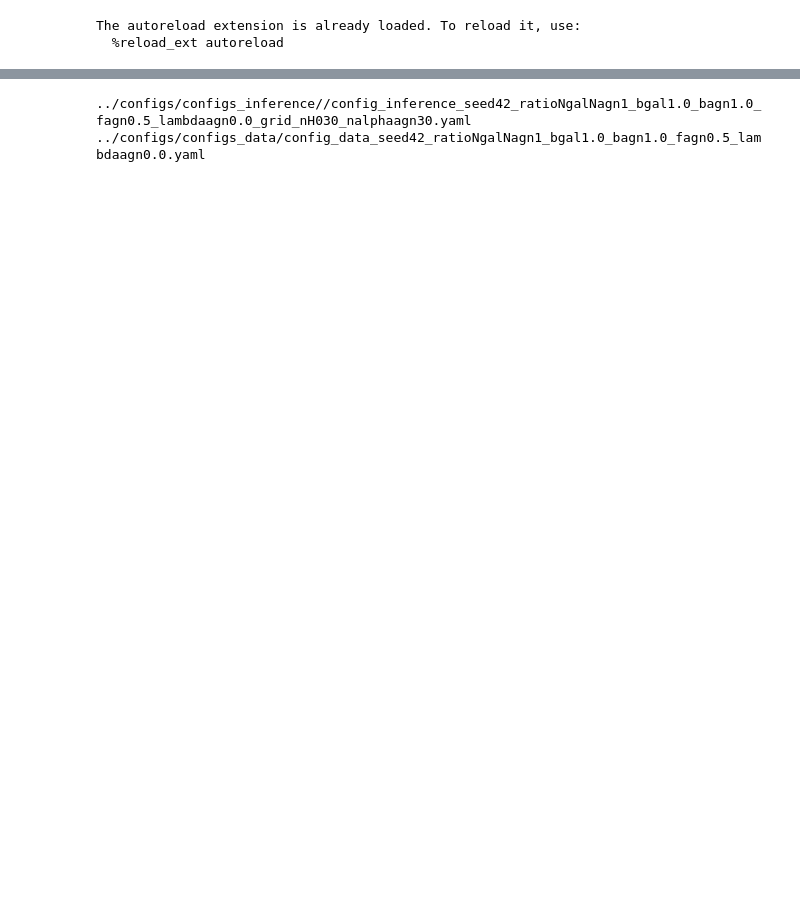
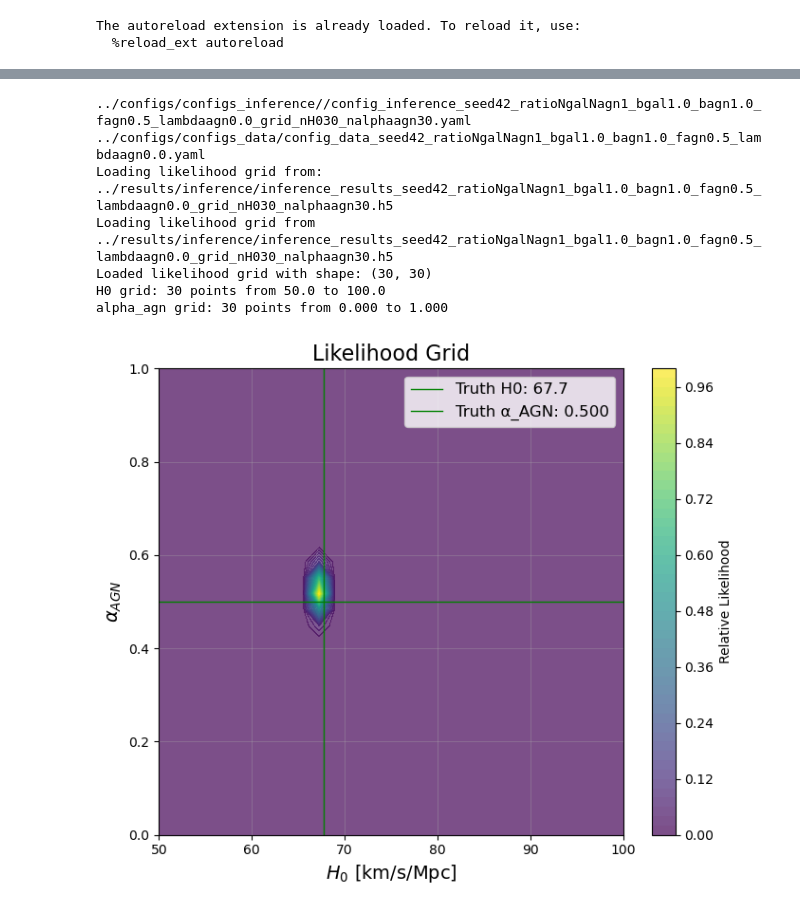
Before and after one commit to kstoreyf/gws-agn, a Jupyter notebook: notebooks/2025-12-15_compare_inferences.ipynb, the cells around one changed output, grey strips where cells are left out. Cells and saved outputs as stored; diff of their text form; code cells hidden in the pictures; blank space fills up the shorter version.

```diff
--- a/notebooks/2025-12-15_compare_inferences.ipynb
+++ b/notebooks/2025-12-15_compare_inferences.ipynb
@@ -100,16 +170,14 @@ alpha_agn grid: 30 points from 0.000 to 1.000
 # %%
 dir_configs = '../configs/configs_inference/'
 fn_config_inference = f'{dir_configs}/config_inference_seed42_ratioNgalNagn1_bgal1.0_bagn1.0_fagn0.5_lambdaagn0.0_grid_nH030_nalphaagn30.yaml'
-print(fn_config_inference)
-
-with open(fn_config_inference, 'r') as f:
-    config_inference = yaml.safe_load(f)
-
-config_data_path = config_inference['fn_config_data']
-print(config_data_path)
-
-with open(config_data_path, 'r') as f:
-    config_data = yaml.safe_load(f)
+likelihood_data = get_likelihood_data(fn_config_inference)
+plot_likelihood_data(likelihood_data)
 # %% [output]
 ../configs/configs_inference//config_inference_seed42_ratioNgalNagn1_bgal1.0_bagn1.0_fagn0.5_lambdaagn0.0_grid_nH030_nalphaagn30.yaml
 ../configs/configs_data/config_data_seed42_ratioNgalNagn1_bgal1.0_bagn1.0_fagn0.5_lambdaagn0.0.yaml
+Loading likelihood grid from: ../results/inference/inference_results_seed42_ratioNgalNagn1_bgal1.0_bagn1.0_fagn0.5_lambdaagn0.0_grid_nH030_nalphaagn30.h5
+Loading likelihood grid from ../results/inference/inference_results_seed42_ratioNgalNagn1_bgal1.0_bagn1.0_fagn0.5_lambdaagn0.0_grid_nH030_nalphaagn30.h5
+Loaded likelihood grid with shape: (30, 30)
+H0 grid: 30 points from 50.0 to 100.0
+alpha_agn grid: 30 points from 0.000 to 1.000
+[figure, added]
```
Also changed, not shown: parts of 26 cells of this notebook, 4 other files.
